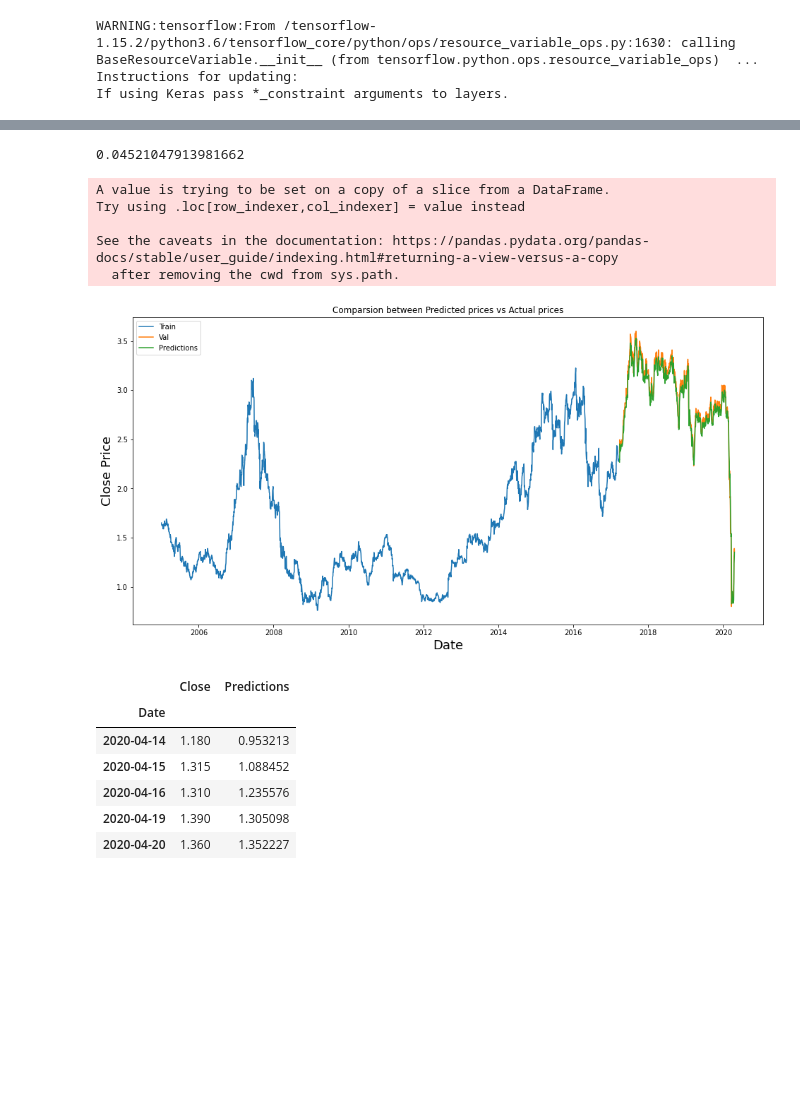
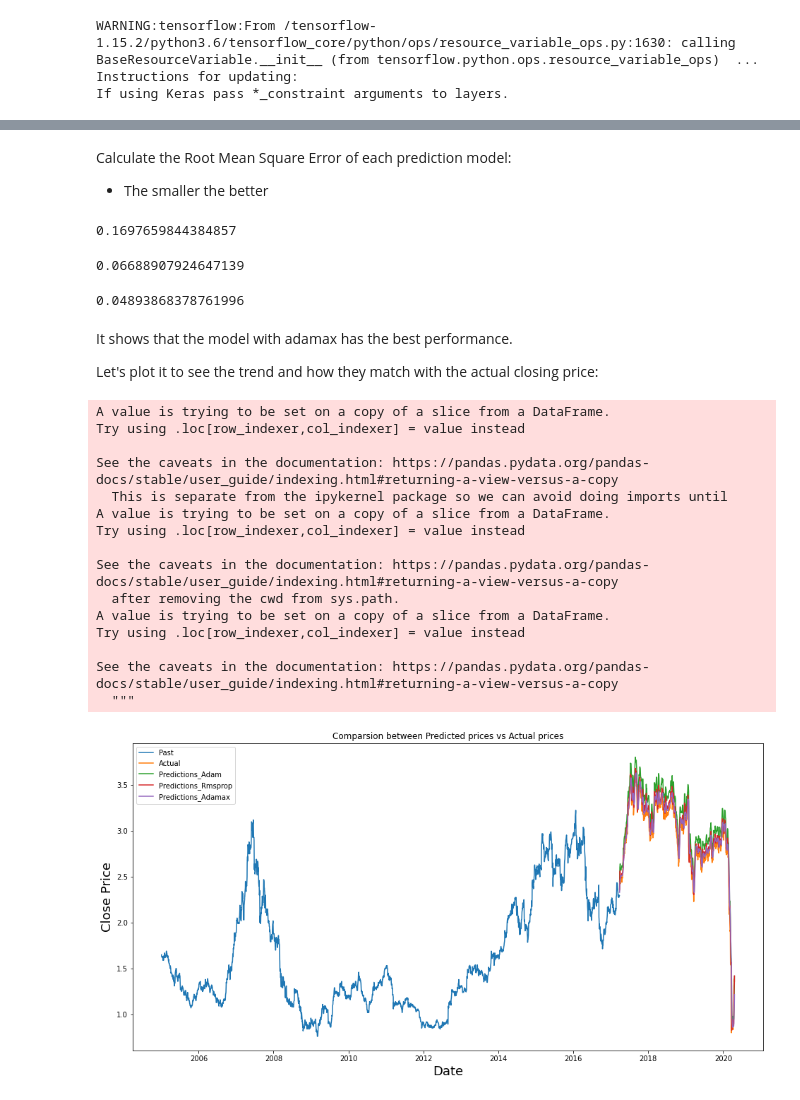
Before and after one commit to paton838/works, a Jupyter notebook: data-science/share_predict/share_predict.ipynb, the cells around one changed output, grey strips where cells are left out. Saved outputs shown, nothing was run; the diff lists cells and outputs as text; code cells hidden in the pictures; blank space fills up the shorter version.

```diff
--- a/data-science/share_predict/share_predict.ipynb
+++ b/data-science/share_predict/share_predict.ipynb
@@ -127,0 +146,4 @@ Epoch 1/1
+# %%
+model1.fit(x_train, y_train, batch_size=1, epochs=1)
+model2.fit(x_train, y_train, batch_size=1, epochs=1)
+model3.fit(x_train, y_train, batch_size=1, epochs=1)
@@ -144,38 +174,61 @@ predictions = scaler.inverse_transform(predictions)
+# %% [markdown]
+Calculate the Root Mean Square Error of each prediction model:
+- The smaller the better
 # %%
-rmse = np.sqrt(np.mean(predictions - y_test)**2)
-rmse
+predictions_adam = model1.predict(x_test)
+predictions_adam = scaler.inverse_transform(predictions_adam)
+rmse1 = np.sqrt(np.mean(predictions_adam - y_test)**2)
+rmse1
 # %% [output]
-0.04521047913981662
+0.1697659844384857
+# %%
+predictions_rmsprop = model2.predict(x_test)
+predictions_rmsprop = scaler.inverse_transform(predictions_rmsprop)
+rmse2 = np.sqrt(np.mean(predictions_rmsprop - y_test)**2)
+rmse2
+# %% [output]
+0.06688907924647139
+# %%
+predictions_adamax = model3.predict(x_test)
+predictions_adamax = scaler.inverse_transform(predictions_adamax)
+rmse3 = np.sqrt(np.mean(predictions_adamax - y_test)**2)
+rmse3
+# %% [output]
+0.04893868378761996
+# %% [markdown]
+It shows that the model with adamax has the best performance.
+
+Let's plot it to see the trend and how they match with the actual closing price:
 # %%
 # plot to show the prediction and actual price
-
 train = data[:training_data_len]
 valid = data[training_data_len:]
-valid['Predictions'] = predictions
+valid['Predictions_Adam'] = predictions_adam
+valid['Predictions_Rmsprop'] = predictions_rmsprop
+valid['Predictions_Adamax'] = predictions_adamax
 
 plt.figure(figsize=(16,8))
 plt.title('Comparsion between Predicted prices vs Actual prices')
 plt.xlabel('Date', fontsize=18)
 plt.ylabel('Close Price', fontsize=18)
 plt.plot(train['Close'])
-plt.plot(valid[['Close', 'Predictions']])
-plt.legend(['Train', 'Val', 'Predictions'], loc='upper left')
+plt.plot(valid[['Close', 'Predictions_Adam', 'Predictions_Rmsprop', 'Predictions_Adamax']])
+plt.legend(['Past', 'Actual', 'Predictions_Adam', 'Predictions_Rmsprop', 'Predictions_Adamax'], loc='upper left')
 plt.show()
 # %% [output]
+A value is trying to be set on a copy of a slice from a DataFrame.
+Try using .loc[row_indexer,col_indexer] = value instead
+
+See the caveats in the documentation: https://pandas.pydata.org/pandas-docs/stable/user_guide/indexing.html#returning-a-view-versus-a-copy
+  This is separate from the ipykernel package so we can avoid doing imports until
 A value is trying to be set on a copy of a slice from a DataFrame.
 Try using .loc[row_indexer,col_indexer] = value instead
 
 See the caveats in the documentation: https://pandas.pydata.org/pandas-docs/stable/user_guide/indexing.html#returning-a-view-versus-a-copy
   after removing the cwd from sys.path.
+A value is trying to be set on a copy of a slice from a DataFrame.
+Try using .loc[row_indexer,col_indexer] = value instead
+
+See the caveats in the documentation: https://pandas.pydata.org/pandas-docs/stable/user_guide/indexing.html#returning-a-view-versus-a-copy
+  """
-[figure, old version]
+[figure, new version]
-# %%
-# to ensure the Dataframe is making sense
-valid.tail(5)
-# %% [output]
-|  | Close | Predictions |
-| Date |  |  |
-| 2020-04-14 | 1.180 | 0.953213 |
-| 2020-04-15 | 1.315 | 1.088452 |
-| 2020-04-16 | 1.310 | 1.235576 |
-| 2020-04-19 | 1.390 | 1.305098 |
-| 2020-04-20 | 1.360 | 1.352227 |
```
Also changed, not shown: parts of 39 cells of this notebook.
